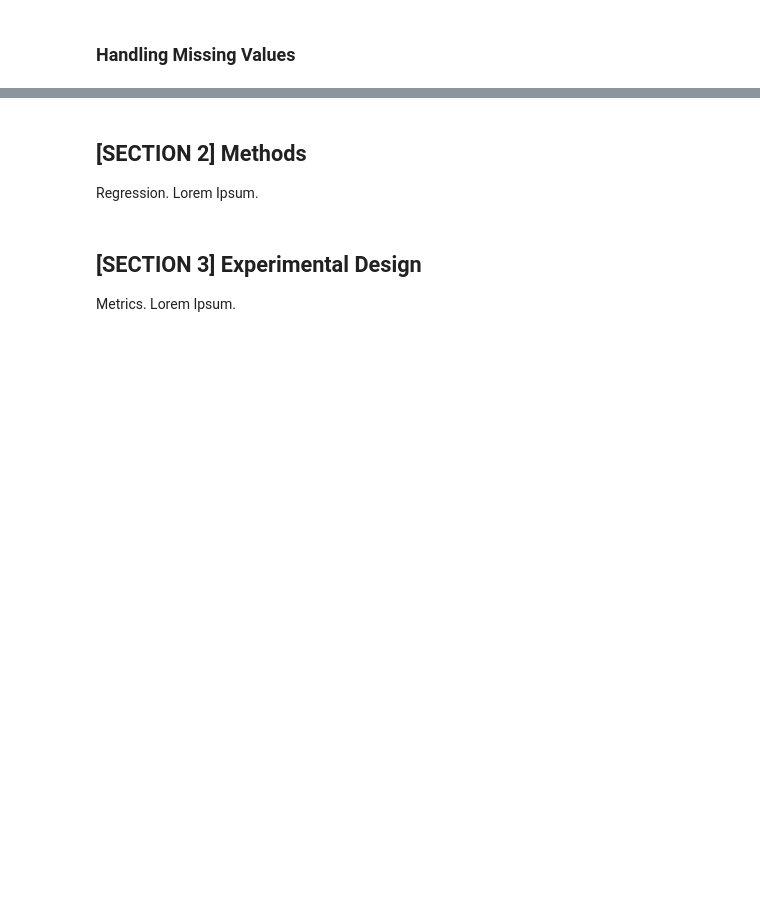
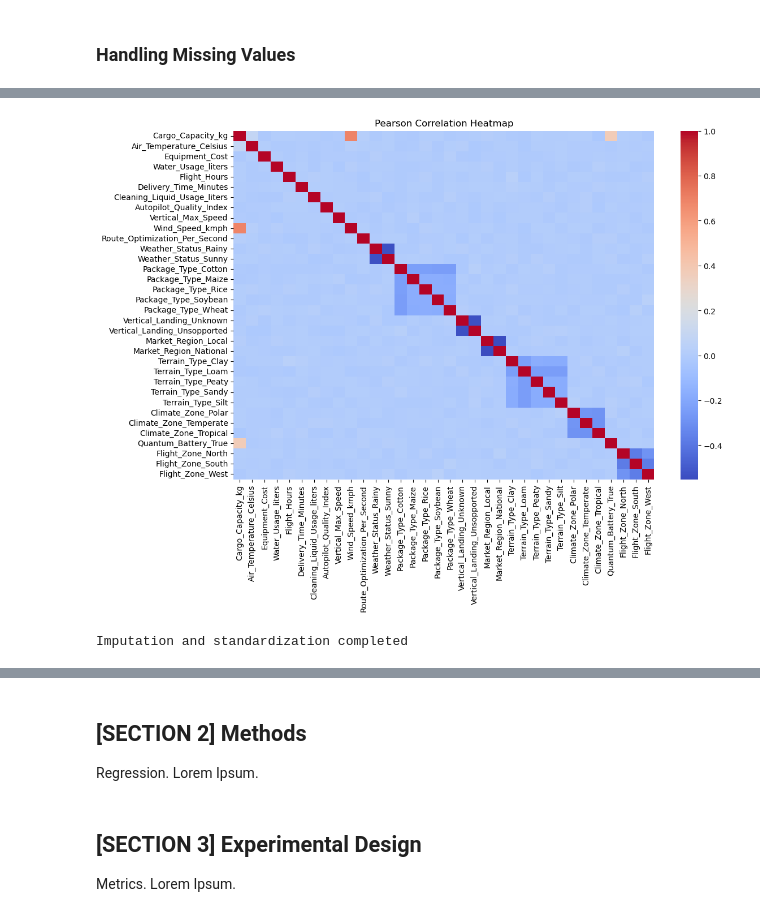
Before and after one commit to yaseminates/Aeropolis_AIML_296881, a Jupyter notebook: main.ipynb, the cells around one changed output, grey strips where cells are left out. Saved outputs shown, nothing was run; the diff lists cells and outputs as text; code cells hidden in the pictures; blank space fills up the shorter version.

```diff
--- a/main.ipynb
+++ b/main.ipynb
@@ -506,0 +767,33 @@ Wind_Speed_kmph (Numerical) - p-value: 0.8096
+# %%
+import seaborn as sns
+# Compute Pearson correlation matrix
+pearson_corr = df_encoded.corr()
+
+# Plot heatmap
+plt.figure(figsize=(12, 8))
+sns.heatmap(pearson_corr, cmap="coolwarm", annot=False)
+plt.title("Pearson Correlation Heatmap")
+plt.show()
+# %% [output]
+[figure, added]
+# %%
+#we found that the minimum for Water Usage is negative, which is impossible therefore we consider them as errors and impute them with median
+
+median_value = df['Water_Usage_liters'][df['Water_Usage_liters'] >= 0].median()
+df['Water_Usage_liters'] = df['Water_Usage_liters'].apply(lambda x: median_value if x < 0 else x)
+
+"""Some features (e.g., Route_Optimization_Per_Second, Wind_Speed_kmph, Equipment_Cost) have very large ranges,
+which can affect model performance. Normalize or standardize these features:"""
+
+from sklearn.preprocessing import StandardScaler
+
+# Select numerical features
+numerical_features = df.select_dtypes(include=['float64', 'int64']).columns
+
+# Standardize numerical features
+scaler = StandardScaler()
+df[numerical_features] = scaler.fit_transform(df[numerical_features])
+
+print("Imputation and standardization completed")
+# %% [output]
+Imputation and standardization completed
```
Also changed, not shown: parts of 38 cells of this notebook.
